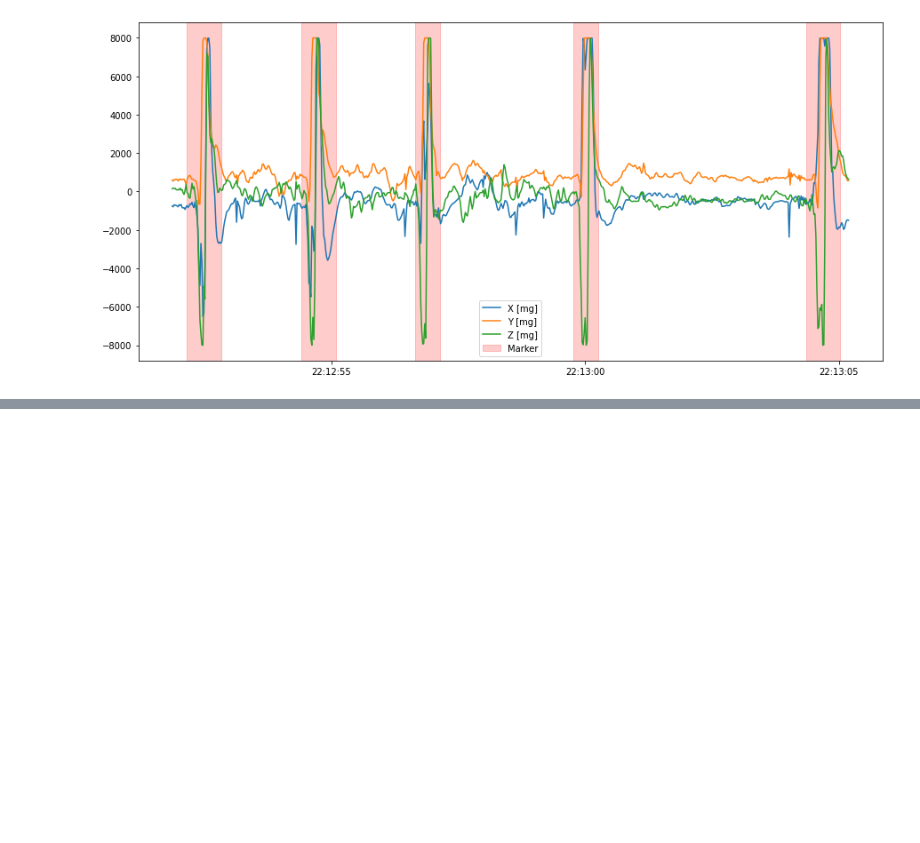
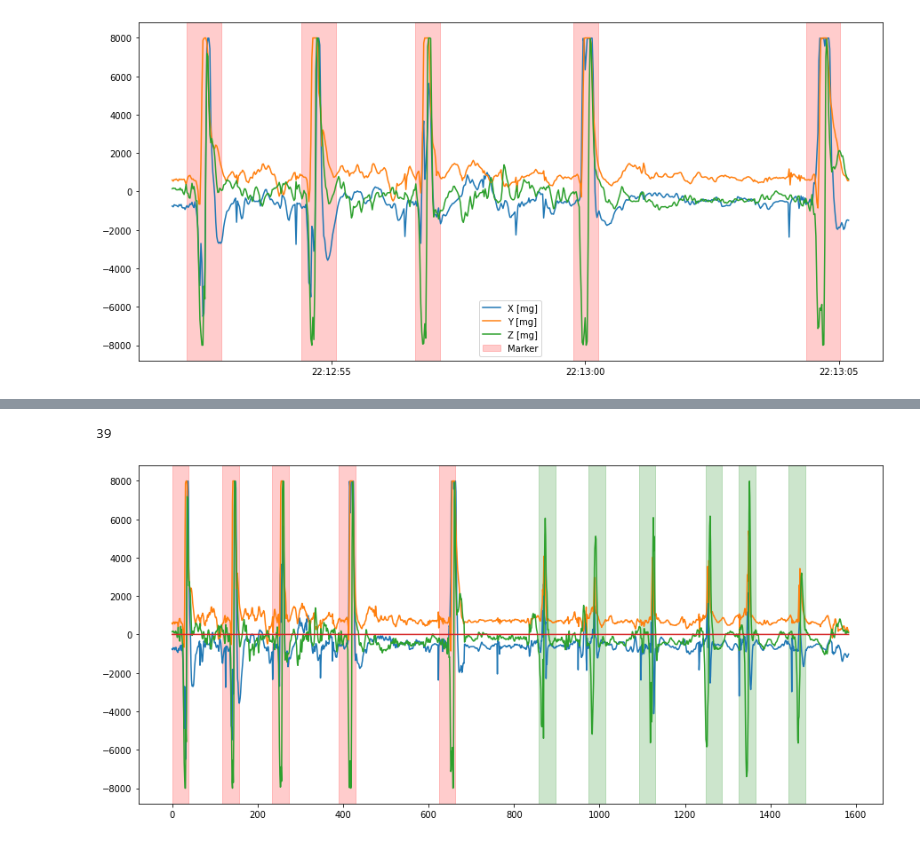
Before and after one commit to CamposCarvalhoC/Unihockey-Qself, a Jupyter notebook: unikockey.ipynb, the cells around one changed output, grey strips where cells are left out. Drawn from its saved outputs; the diff is of its cells as text; code cells hidden in the pictures; blank space fills up the shorter version.

Commit message:
Box plot and blocks division

```diff
--- a/unikockey.ipynb
+++ b/unikockey.ipynb
@@ -116,0 +125,16 @@ freq_sampling = 50
+# %%
+def get_label(y):
+    uniques,counts = np.unique(y,return_counts=True)
+    return uniques[np.argmax(counts)]
+# %%
+def window_slide(data:pd.DataFrame,y,window_size):
+    dataset = data.values
+    n = len(data)//window_size
+    features_extracted = []
+    y_block = np.zeros(n)
+    for i in range(n):
+        block = dataset[i*window_size:(i+1)*window_size]
+        features = compute_features(block)
+        features_extracted.append(features)
+        y_block[i] = get_label(y[i*window_size:(i+1)*window_size])
+    return np.array(features_extracted),y_block
@@ -116,0 +165,19 @@ freq_sampling = 50
+# %%
+markers_timedelta_max=np.max([end-start for (start,end,_) in markers])
+window_size=int(markers_timedelta_max.total_seconds()*freq_sampling)
+window_size
+# %% [output]
+39
+# %%
+def plot_data_y(data,y,window_size):
+    fig,ax = plt.subplots(figsize=(15,7))
+    ax.plot(data.values)
+    for i in range(len(y)):
+        if y[i]!=0:
+            ax.axvspan(i*window_size,(i+1)*window_size,color='r'if y[i]==1 else 'g',alpha=0.2)
+# %%
+X,y = window_slide(data,y_real,window_size)
+y.shape
+plot_data_y(data,y,window_size)
+# %% [output]
+[figure, added]
```
Also changed, not shown: parts of 6 cells of this notebook.
